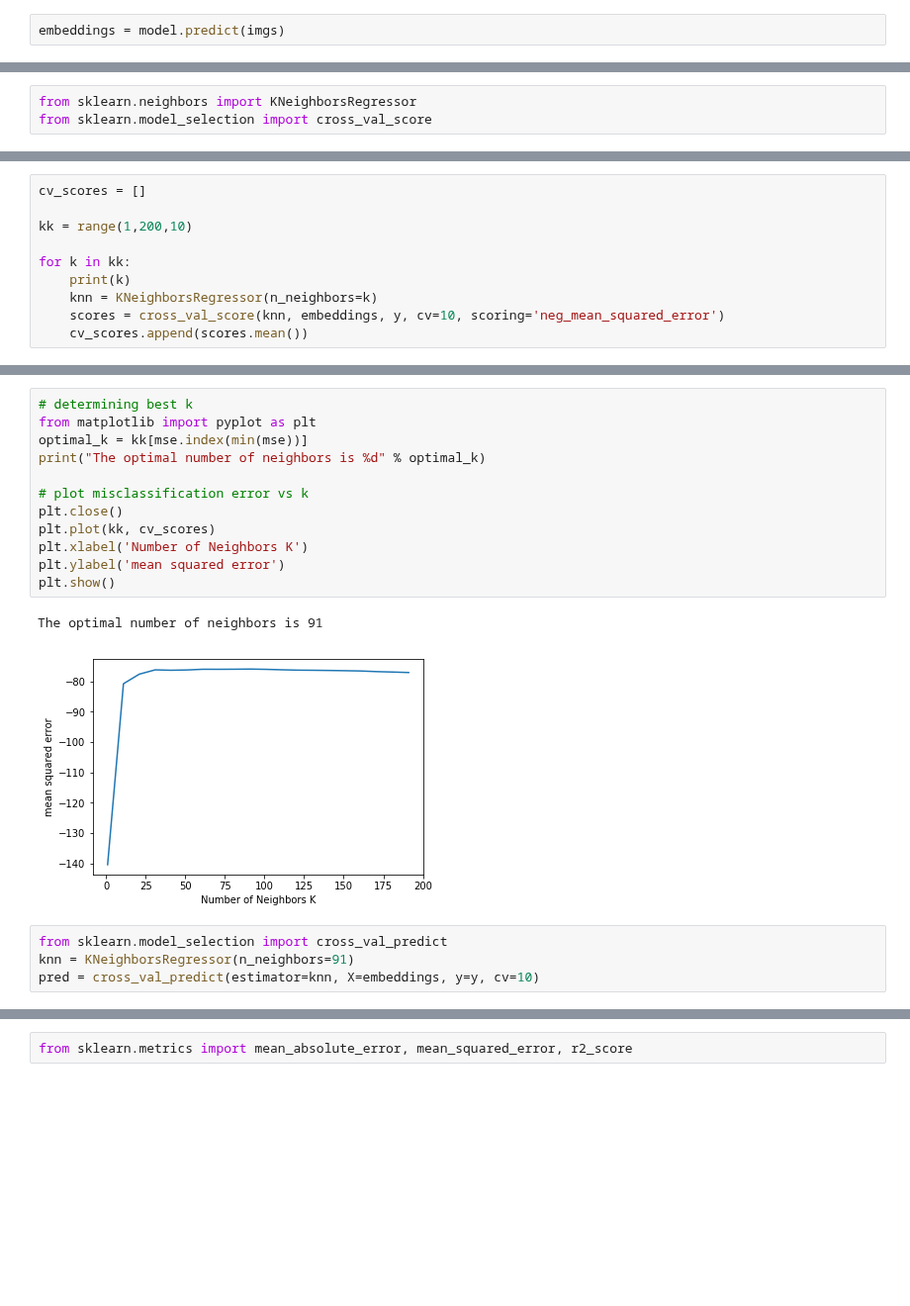
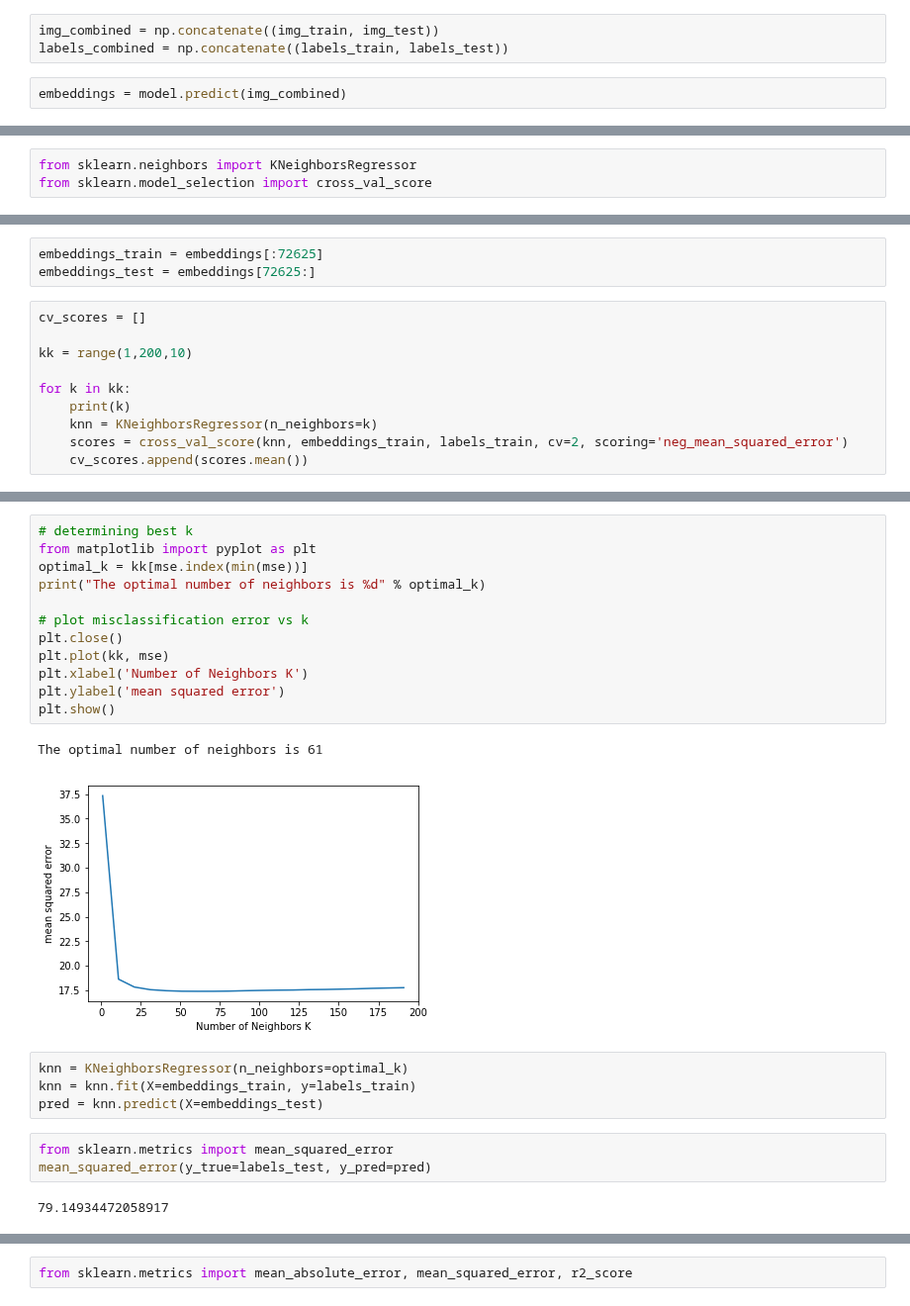
Before and after one commit to janickrohrbach/arthritis-net, a Jupyter notebook: embeddings_regression.ipynb, the cells around one changed output, grey strips where cells are left out. Shown at 99% size. Drawn from its saved outputs; the diff is of its cells as text; blank space fills up the shorter version.

```diff
--- a/embeddings_regression.ipynb
+++ b/embeddings_regression.ipynb
@@ -60,8 +65,11 @@ weights = loaded_model.get_weights()
 model.set_weights(weights)
 # %% [markdown]
 ## Get embeddings
+# %%
+img_combined = np.concatenate((img_train, img_test))
+labels_combined = np.concatenate((labels_train, labels_test))
 # %%
-embeddings = model.predict(imgs)
+embeddings = model.predict(img_combined)
 # %%
 from sklearn.decomposition import PCA
 x_50d = PCA(n_components=50).fit_transform(embeddings)
@@ -107,3 +107,6 @@ def weight(x):
+# %%
+embeddings_train = embeddings[:72625]
+embeddings_test = embeddings[72625:]
 # %%
 cv_scores = []
 
@@ -112,7 +115,7 @@ kk = range(1,200,10)
 for k in kk:
     print(k)
     knn = KNeighborsRegressor(n_neighbors=k)
-    scores = cross_val_score(knn, embeddings, y, cv=10, scoring='neg_mean_squared_error')
+    scores = cross_val_score(knn, embeddings_train, labels_train, cv=2, scoring='neg_mean_squared_error')
     cv_scores.append(scores.mean())
 # %% [output]
 1
@@ -162,22 +165,27 @@ mse
 # %%
 # determining best k
 from matplotlib import pyplot as plt
 optimal_k = kk[mse.index(min(mse))]
 print("The optimal number of neighbors is %d" % optimal_k)
 
 # plot misclassification error vs k
 plt.close()
-plt.plot(kk, cv_scores)
+plt.plot(kk, mse)
 plt.xlabel('Number of Neighbors K')
 plt.ylabel('mean squared error')
 plt.show()
 # %% [output]
-The optimal number of neighbors is 91
+The optimal number of neighbors is 61
-[figure, old version]
+[figure, new version]
-# %%
-from sklearn.model_selection import cross_val_predict
-knn = KNeighborsRegressor(n_neighbors=91)
-pred = cross_val_predict(estimator=knn, X=embeddings, y=y, cv=10)
+# %%
+knn = KNeighborsRegressor(n_neighbors=optimal_k)
+knn = knn.fit(X=embeddings_train, y=labels_train)
+pred = knn.predict(X=embeddings_test)
+# %%
+from sklearn.metrics import mean_squared_error
+mean_squared_error(y_true=labels_test, y_pred=pred)
+# %% [output]
+79.14934472058917
 # %%
 plt.title("True vs Predicted")
 plt.xlabel('Predicted label')
```
Also changed, not shown: parts of 14 cells of this notebook, 1 other file.
